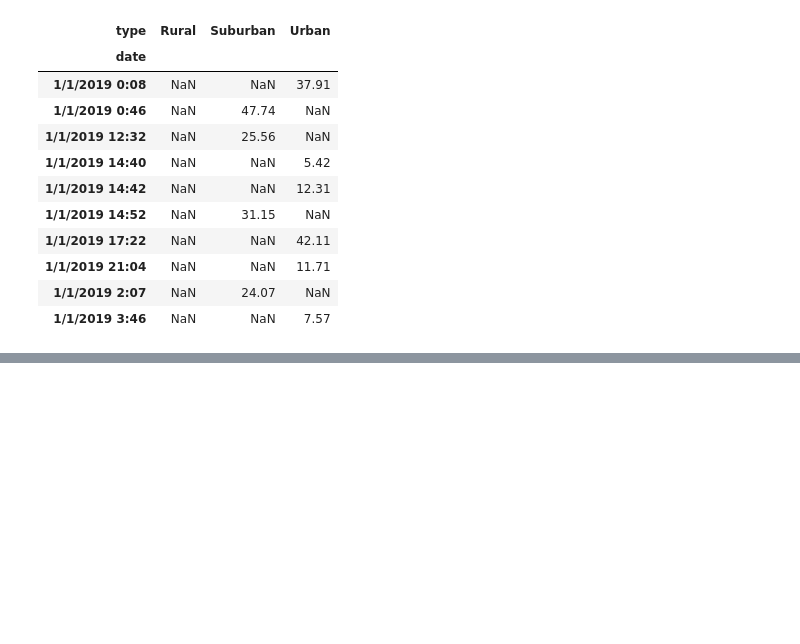
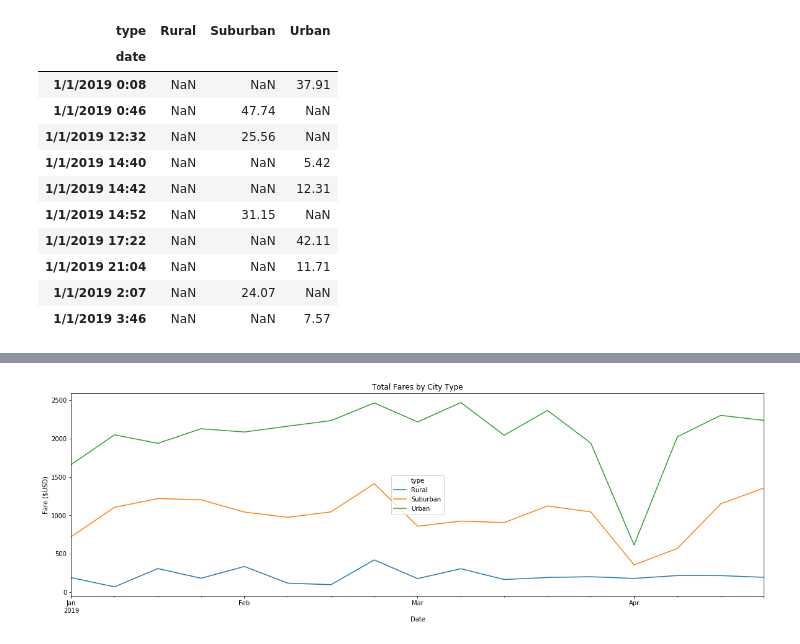
Before and after one commit to WagnerLisaK/PyBer, a Jupyter notebook: Analysis/PyBer_Challenge.ipynb, the cells around one changed output, grey strips where cells are left out. Cells and saved outputs as stored; diff of their text form; code cells hidden in the pictures; blank space fills up the shorter version.

Commit message:
Uploading PyBer analysis and the figure files.

```diff
--- a/Analysis/PyBer_Challenge.ipynb
+++ b/Analysis/PyBer_Challenge.ipynb
@@ -200,9 +202,6 @@ fare_bytype_bydate_pivot.head(10)
 | 1/1/2019 3:46 | NaN | NaN | 7.57 |
 # %%
 # 5. Create a new DataFrame from the pivot table DataFrame using loc on the given dates, '2019-01-01':'2019-04-29'.
-
-jan_apr_2019_df = fare_bytype_bydate_df.loc[fare_bytype_bydate_df["date"]=="1/1/2019 0:08",:]|
-                                           [fare_bytype_bydate_df["date"]=="1/1/2019 12:32",:]
-
-jan_apr_2019_df
+fare_bytype_bydate_df = fare_bytype_bydate_pivot.loc['1/1/2019':'4/29/2019']
+fare_bytype_bydate_df
 # %% [output]
@@ -210,5 +222,5 @@ SyntaxError: invalid syntax (<ipython-input-39-babfb6472b0c>, line 3)
 # %%
 # 6. Set the "date" index to datetime datatype. This is necessary to use the resample() method in Step 8.
-# df.index = pd.to_datetime(df.index)
+fare_bytype_bydate_df.index = pd.to_datetime(fare_bytype_bydate_df.index)
 # %%
 # 7. Check that the datatype for the index is datetime using df.info()
@@ -215,2 +244,4 @@ SyntaxError: invalid syntax (<ipython-input-39-babfb6472b0c>, line 3)
 # %%
 # 8. Create a new DataFrame using the "resample()" function by week 'W' and get the sum of the fares for each week.
+fare_resample_df = fare_bytype_bydate_df.resample("W").sum()
+fare_resample_df
@@ -217,7 +268,15 @@ SyntaxError: invalid syntax (<ipython-input-39-babfb6472b0c>, line 3)
 # %%
 # 8. Using the object-oriented interface method, plot the resample DataFrame using the df.plot() function.
 
+fare_resample_df.plot(figsize = (20,6))
+plt.xlabel("Date")
+plt.ylabel("Fare ($USD)")
+plt.title("Total Fares by City Type")
+
 # Import the style from Matplotlib.
 from matplotlib import style
+
 # Use the graph style fivethirtyeight.
 style.use('fivethirtyeight')
+# %% [output]
+[figure, added]
```
Also changed, not shown: parts of 5 cells of this notebook, 8 other files.
